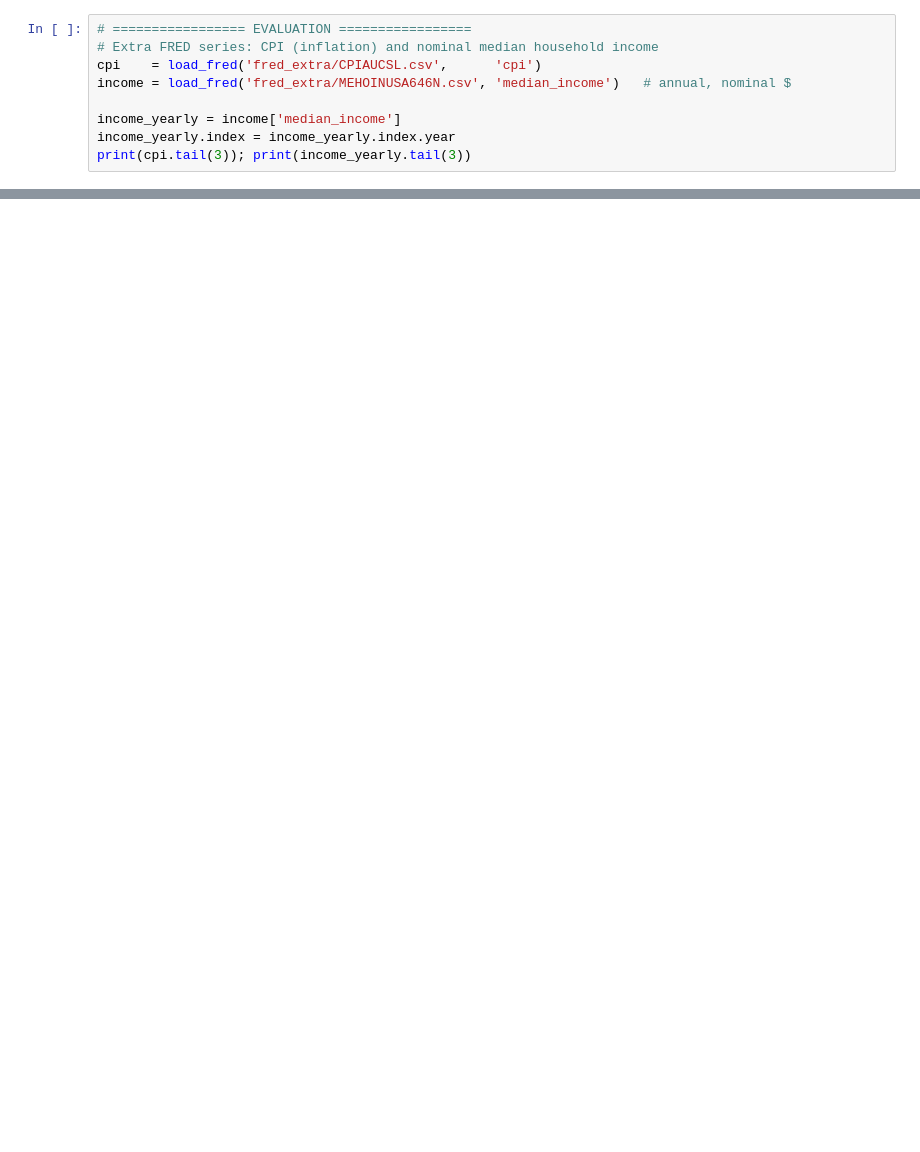
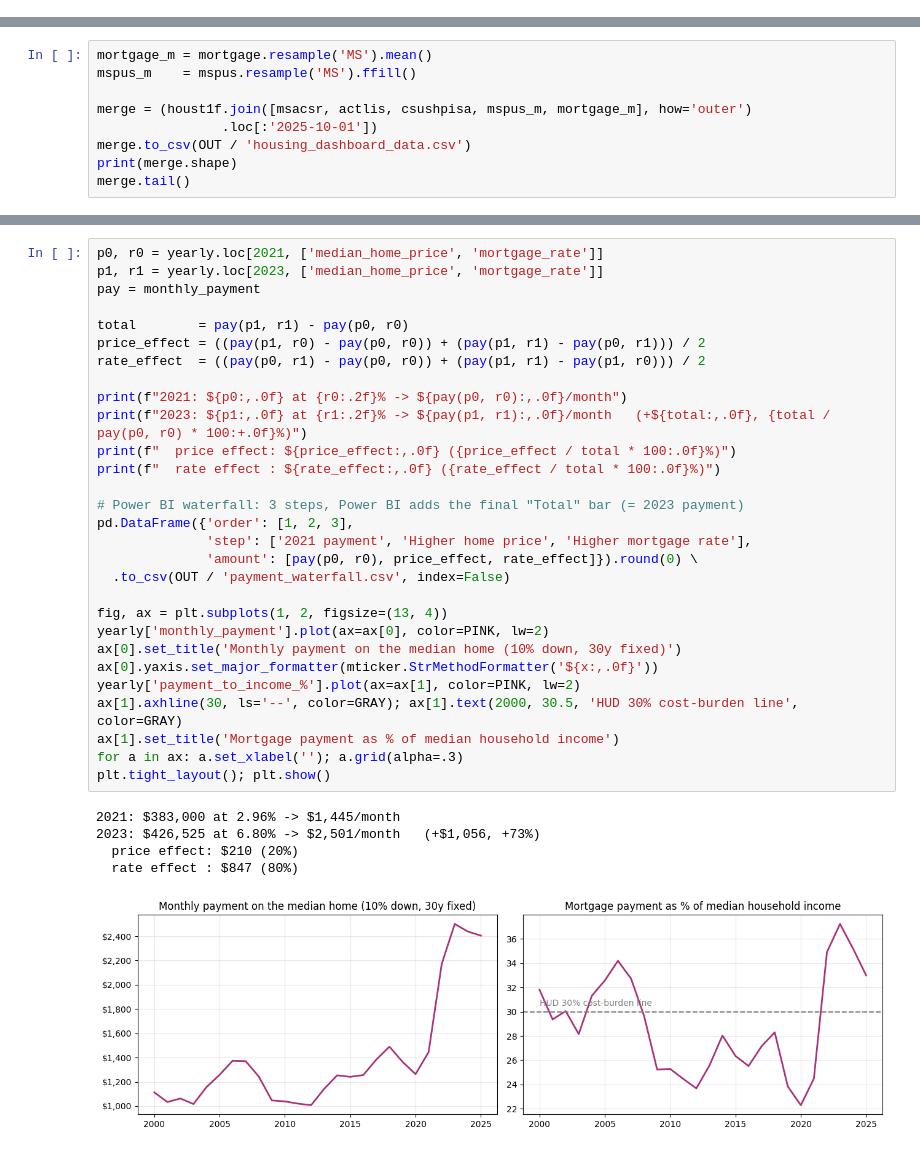
Before and after one commit to Latherine/us-housing-affordability-crisis, a Jupyter notebook: validate.ipynb, the cells around one changed output, grey strips where cells are left out. Drawn from its saved outputs; the diff is of its cells as text; blank space fills up the shorter version.

```diff
--- a/validate.ipynb
+++ b/validate.ipynb
@@ -430,9 +0,0 @@ Most expensive / most affordable:  OLD 5.2x  ->  NEW 4.7x (HI vs WV)
-# %%
-# ================= EVALUATION =================
-# Extra FRED series: CPI (inflation) and nominal median household income
-cpi    = load_fred('fred_extra/CPIAUCSL.csv',      'cpi')
-income = load_fred('fred_extra/MEHOINUSA646N.csv', 'median_income')   # annual, nominal $
-
-income_yearly = income['median_income']
-income_yearly.index = income_yearly.index.year
-print(cpi.tail(3)); print(income_yearly.tail(3))
@@ -601,0 +80,9 @@ state_home_values.csv         51 rows
+# %%
+mortgage_m = mortgage.resample('MS').mean()
+mspus_m    = mspus.resample('MS').ffill()
+
+merge = (houst1f.join([msacsr, actlis, csushpisa, mspus_m, mortgage_m], how='outer')
+                .loc[:'2025-10-01'])
+merge.to_csv(OUT / 'housing_dashboard_data.csv')
+print(merge.shape)
+merge.tail()
@@ -601,0 +253,35 @@ state_home_values.csv         51 rows
+# %%
+p0, r0 = yearly.loc[2021, ['median_home_price', 'mortgage_rate']]
+p1, r1 = yearly.loc[2023, ['median_home_price', 'mortgage_rate']]
+pay = monthly_payment
+
+total        = pay(p1, r1) - pay(p0, r0)
+price_effect = ((pay(p1, r0) - pay(p0, r0)) + (pay(p1, r1) - pay(p0, r1))) / 2
+rate_effect  = ((pay(p0, r1) - pay(p0, r0)) + (pay(p1, r1) - pay(p1, r0))) / 2
+
+print(f"2021: ${p0:,.0f} at {r0:.2f}% -> ${pay(p0, r0):,.0f}/month")
+print(f"2023: ${p1:,.0f} at {r1:.2f}% -> ${pay(p1, r1):,.0f}/month   (+${total:,.0f}, {total / pay(p0, r0) * 100:+.0f}%)")
+print(f"  price effect: ${price_effect:,.0f} ({price_effect / total * 100:.0f}%)")
+print(f"  rate effect : ${rate_effect:,.0f} ({rate_effect / total * 100:.0f}%)")
+
+# Power BI waterfall: 3 steps, Power BI adds the final "Total" bar (= 2023 payment)
+pd.DataFrame({'order': [1, 2, 3],
+              'step': ['2021 payment', 'Higher home price', 'Higher mortgage rate'],
+              'amount': [pay(p0, r0), price_effect, rate_effect]}).round(0) \
+  .to_csv(OUT / 'payment_waterfall.csv', index=False)
+
+fig, ax = plt.subplots(1, 2, figsize=(13, 4))
+yearly['monthly_payment'].plot(ax=ax[0], color=PINK, lw=2)
+ax[0].set_title('Monthly payment on the median home (10% down, 30y fixed)')
+ax[0].yaxis.set_major_formatter(mticker.StrMethodFormatter('${x:,.0f}'))
+yearly['payment_to_income_%'].plot(ax=ax[1], color=PINK, lw=2)
+ax[1].axhline(30, ls='--', color=GRAY); ax[1].text(2000, 30.5, 'HUD 30% cost-burden line', color=GRAY)
+ax[1].set_title('Mortgage payment as % of median household income')
+for a in ax: a.set_xlabel(''); a.grid(alpha=.3)
+plt.tight_layout(); plt.show()
+# %% [output]
+2021: $383,000 at 2.96% -> $1,445/month
+2023: $426,525 at 6.80% -> $2,501/month   (+$1,056, +73%)
+  price effect: $210 (20%)
+  rate effect : $847 (80%)
+[figure, added]
```
Also changed, not shown: parts of 52 cells of this notebook, 17 other files.
